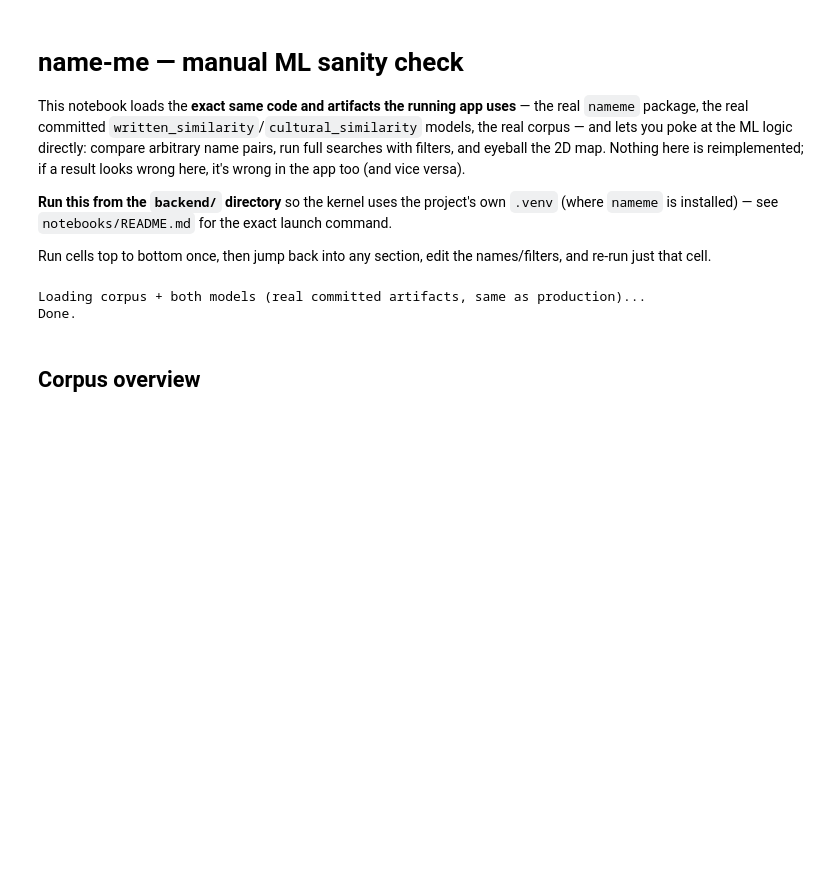
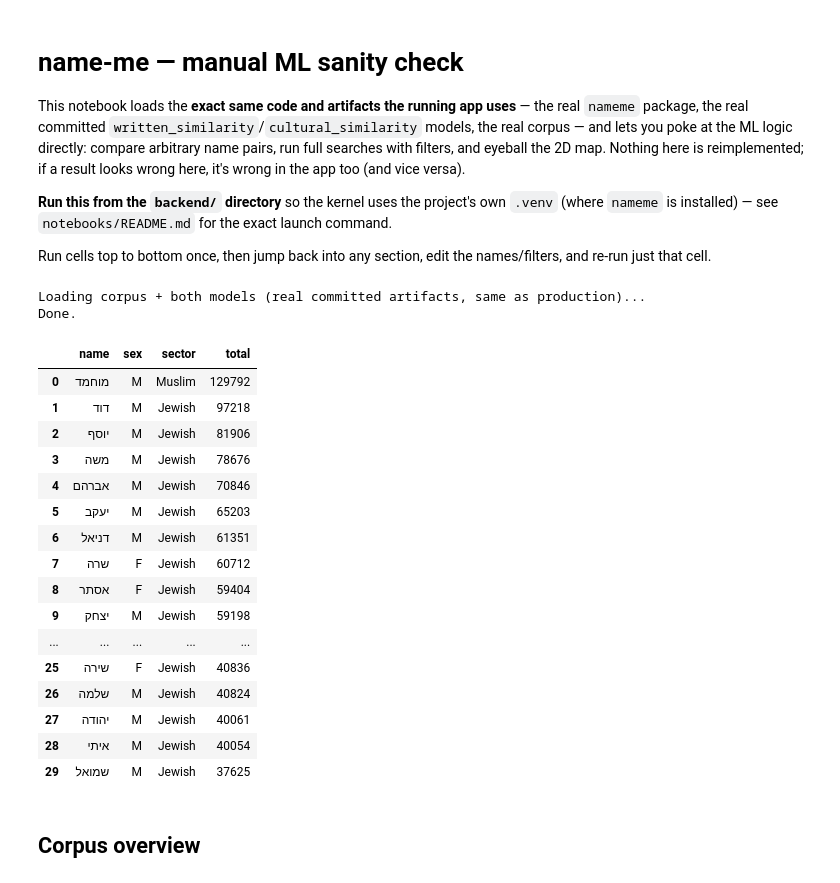
Before and after one commit to oregev11/name-me, a Jupyter notebook: backend/notebooks/ml_sanity_check.ipynb, the cells around one changed output. Drawn from its saved outputs; the diff is of its cells as text; code cells hidden in the pictures; blank space fills up the shorter version.

```diff
--- a/backend/notebooks/ml_sanity_check.ipynb
+++ b/backend/notebooks/ml_sanity_check.ipynb
@@ -37,6 +37,26 @@ print("Done.")
 # %% [output]
 Loading corpus + both models (real committed artifacts, same as production)...
 Done.
+# %%
+store.names_df.head(30)
+# %% [output]
+|  | name | sex | sector | total |
+| 0 | מוחמד | M | Muslim | 129792 |
+| 1 | דוד | M | Jewish | 97218 |
+| 2 | יוסף | M | Jewish | 81906 |
+| 3 | משה | M | Jewish | 78676 |
+| 4 | אברהם | M | Jewish | 70846 |
+| 5 | יעקב | M | Jewish | 65203 |
+| 6 | דניאל | M | Jewish | 61351 |
+| 7 | שרה | F | Jewish | 60712 |
+| 8 | אסתר | F | Jewish | 59404 |
+| 9 | יצחק | M | Jewish | 59198 |
+| ... | ... | ... | ... | ... |
+| 25 | שירה | F | Jewish | 40836 |
+| 26 | שלמה | M | Jewish | 40824 |
+| 27 | יהודה | M | Jewish | 40061 |
+| 28 | איתי | M | Jewish | 40054 |
+| 29 | שמואל | M | Jewish | 37625 |
 # %% [markdown]
 ## Corpus overview
 # %%
```
Also changed, not shown: parts of 1 cell of this notebook.
